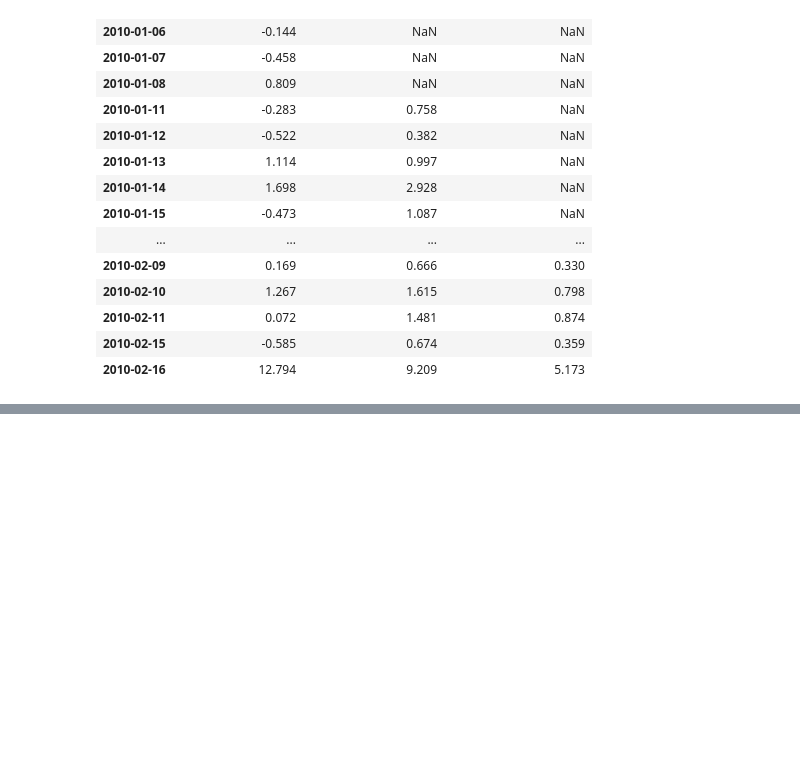
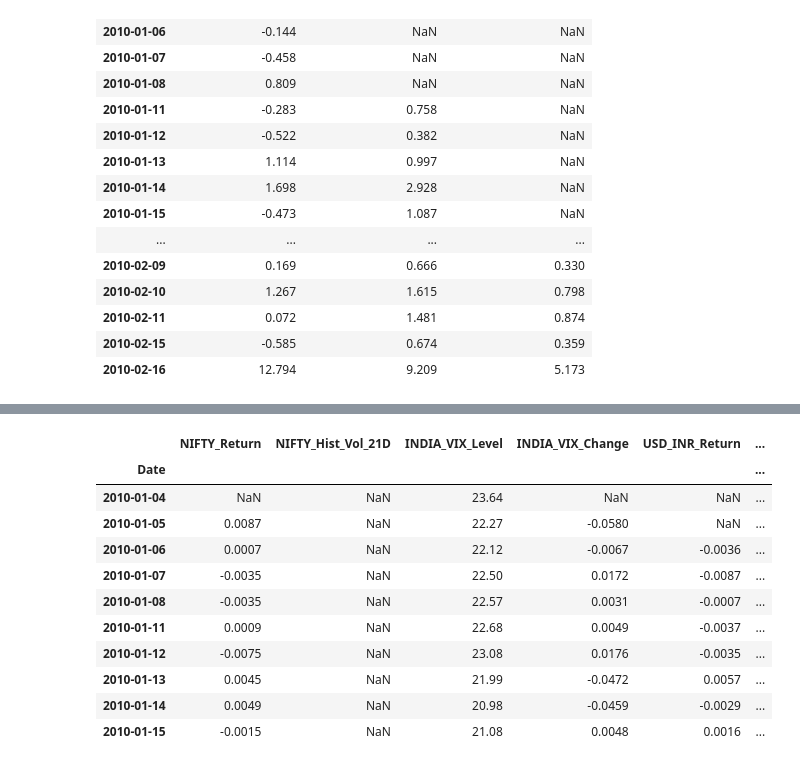
Before and after one commit to Srisupha29/DataScience_Projects, a Jupyter notebook: Indian_Equity_Market_Risk_Forecaster/notebooks/02_Volatility_Targets.ipynb, the cells around one changed output, grey strips where cells are left out. Drawn from its saved outputs; the diff is of its cells as text; code cells hidden in the pictures; blank space fills up the shorter version.

```diff
--- a/Indian_Equity_Market_Risk_Forecaster/notebooks/02_Volatility_Targets.ipynb
+++ b/Indian_Equity_Market_Risk_Forecaster/notebooks/02_Volatility_Targets.ipynb
@@ -499,0 +563,68 @@ display(
+# %%
+macro = pd.read_parquet(
+    Path("data/processed/market_macro_aligned.parquet")
+).sort_index()
+
+# confirm unique, chronological dates
+if macro.index.has_duplicates:
+    raise ValueError("Duplicate dates found in macro dataset.")
+
+# confirm no macro observation comes from after its forecast date
+source_cols = [
+    "INDIA_VIX_Source_Date",
+    "USD_INR_Source_Date",
+    "BRENT_CRUDE_Source_Date",
+    "US_10Y_YIELD_Source_Date"
+]
+
+for col in source_cols:
+    source_dates = pd.to_datetime(macro[col])
+    if (source_dates.dropna() > macro.index[source_dates.notna()]).any():
+        raise ValueError(f"Future information detected in {col}.")
+
+# a separate market/macro feature dataset
+market_features = pd.DataFrame(index=macro.index)
+
+# NIFTY 50 market features
+nifty_returns = np.log(
+    macro["NIFTY_50_Close"] /
+    macro["NIFTY_50_Close"].shift(1)
+)
+
+market_features["NIFTY_Return"] = nifty_returns
+
+market_features["NIFTY_Hist_Vol_21D"] = (
+    nifty_returns.rolling(21, min_periods=21).std()
+    * np.sqrt(252)
+)
+
+# India VIX features
+market_features["INDIA_VIX_Level"] = macro["INDIA_VIX_Close"]
+market_features["INDIA_VIX_Change"] = macro["INDIA_VIX_Close"].pct_change()
+
+# macroeconomic features
+market_features["USD_INR_Return"] = np.log(
+    macro["USD_INR_Close"] /
+    macro["USD_INR_Close"].shift(1)
+)
+
+market_features["BRENT_CRUDE_Return"] = np.log(
+    macro["BRENT_CRUDE_Close"] /
+    macro["BRENT_CRUDE_Close"].shift(1)
+)
+
+market_features["US_10Y_YIELD_Change"] = (
+    macro["US_10Y_YIELD_Close"].diff()
+)
+
+# saving separately from individual stock features
+market_features.to_parquet(
+    Path("data/processed/features/market_macro_features.parquet")
+)
+
+print("Market and macro features created:", market_features.shape[1])
+print("Date range:", market_features.index.min(), "to", market_features.index.max())
+
+display(market_features.head(10).round(4))
+display(market_features.isna().sum())
+# %% [output]
@@ -499,0 +633,12 @@ display(
+|  | NIFTY_Return | NIFTY_Hist_Vol_21D | INDIA_VIX_Level | INDIA_VIX_Change | USD_INR_Return | ... |
+| Date |  |  |  |  |  | ... |
+| 2010-01-04 | NaN | NaN | 23.64 | NaN | NaN | ... |
+| 2010-01-05 | 0.0087 | NaN | 22.27 | -0.0580 | NaN | ... |
+| 2010-01-06 | 0.0007 | NaN | 22.12 | -0.0067 | -0.0036 | ... |
+| 2010-01-07 | -0.0035 | NaN | 22.50 | 0.0172 | -0.0087 | ... |
+| 2010-01-08 | -0.0035 | NaN | 22.57 | 0.0031 | -0.0007 | ... |
+| 2010-01-11 | 0.0009 | NaN | 22.68 | 0.0049 | -0.0037 | ... |
+| 2010-01-12 | -0.0075 | NaN | 23.08 | 0.0176 | -0.0035 | ... |
+| 2010-01-13 | 0.0045 | NaN | 21.99 | -0.0472 | 0.0057 | ... |
+| 2010-01-14 | 0.0049 | NaN | 20.98 | -0.0459 | -0.0029 | ... |
+| 2010-01-15 | -0.0015 | NaN | 21.08 | 0.0048 | 0.0016 | ... |
```
Also changed, not shown: parts of 11 cells of this notebook.
